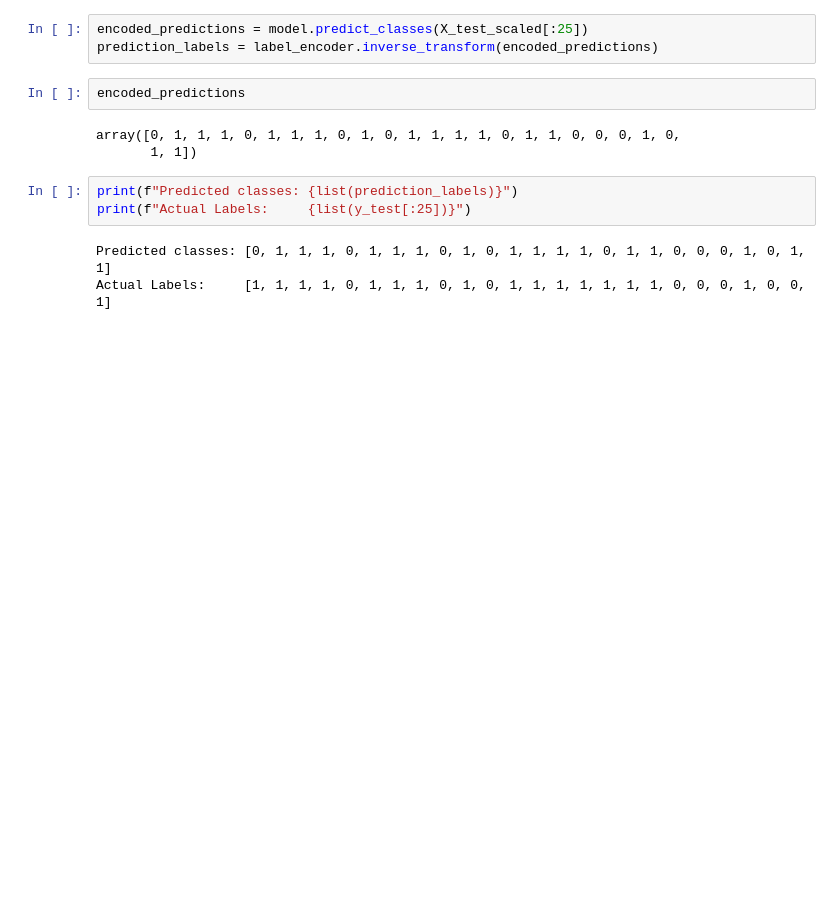
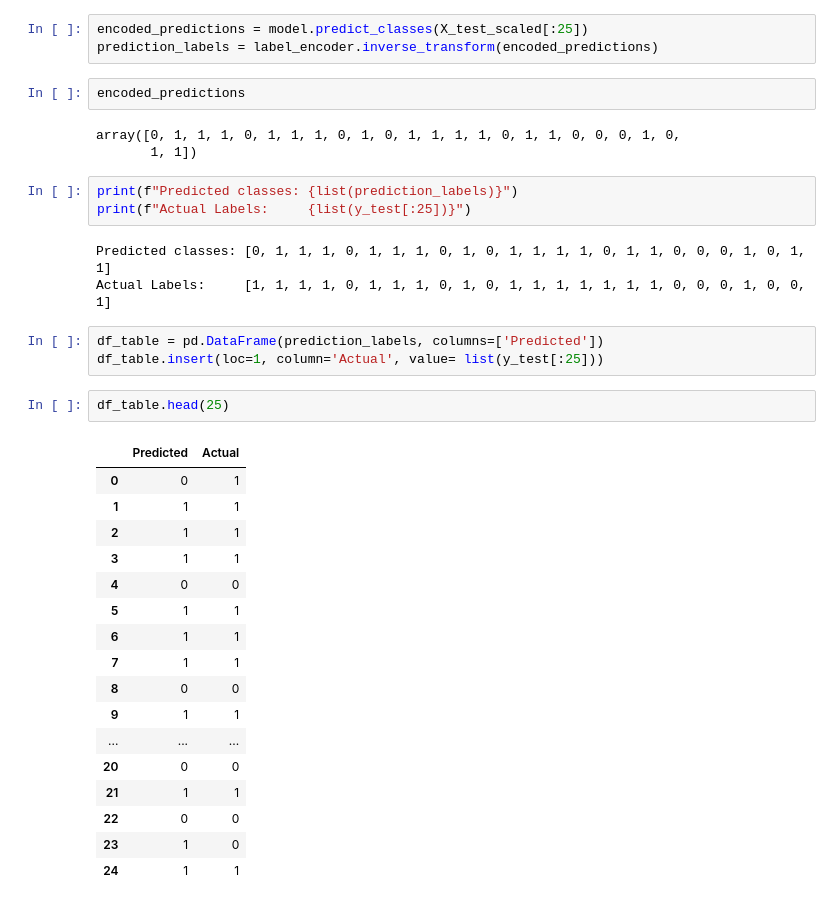
Before and after one commit to greenwoodgiant/ML-season-prediction, a Jupyter notebook: Playoff Prediction.ipynb, the cells around one changed output. Saved outputs shown, nothing was run; the diff lists cells and outputs as text; blank space fills up the shorter version.

```diff
--- a/Playoff Prediction.ipynb
+++ b/Playoff Prediction.ipynb
@@ -103,3 +103,26 @@ print(f"Actual Labels:     {list(y_test[:25])}")
 # %% [output]
 Predicted classes: [0, 1, 1, 1, 0, 1, 1, 1, 0, 1, 0, 1, 1, 1, 1, 0, 1, 1, 0, 0, 0, 1, 0, 1, 1]
 Actual Labels:     [1, 1, 1, 1, 0, 1, 1, 1, 0, 1, 0, 1, 1, 1, 1, 1, 1, 1, 0, 0, 0, 1, 0, 0, 1]
+# %%
+df_table = pd.DataFrame(prediction_labels, columns=['Predicted'])
+df_table.insert(loc=1, column='Actual', value= list(y_test[:25]))
+# %%
+df_table.head(25)
+# %% [output]
+|  | Predicted | Actual |
+| 0 | 0 | 1 |
+| 1 | 1 | 1 |
+| 2 | 1 | 1 |
+| 3 | 1 | 1 |
+| 4 | 0 | 0 |
+| 5 | 1 | 1 |
+| 6 | 1 | 1 |
+| 7 | 1 | 1 |
+| 8 | 0 | 0 |
+| 9 | 1 | 1 |
+| ... | ... | ... |
+| 20 | 0 | 0 |
+| 21 | 1 | 1 |
+| 22 | 0 | 0 |
+| 23 | 1 | 0 |
+| 24 | 1 | 1 |
```
Also changed, not shown: 1 other file.
